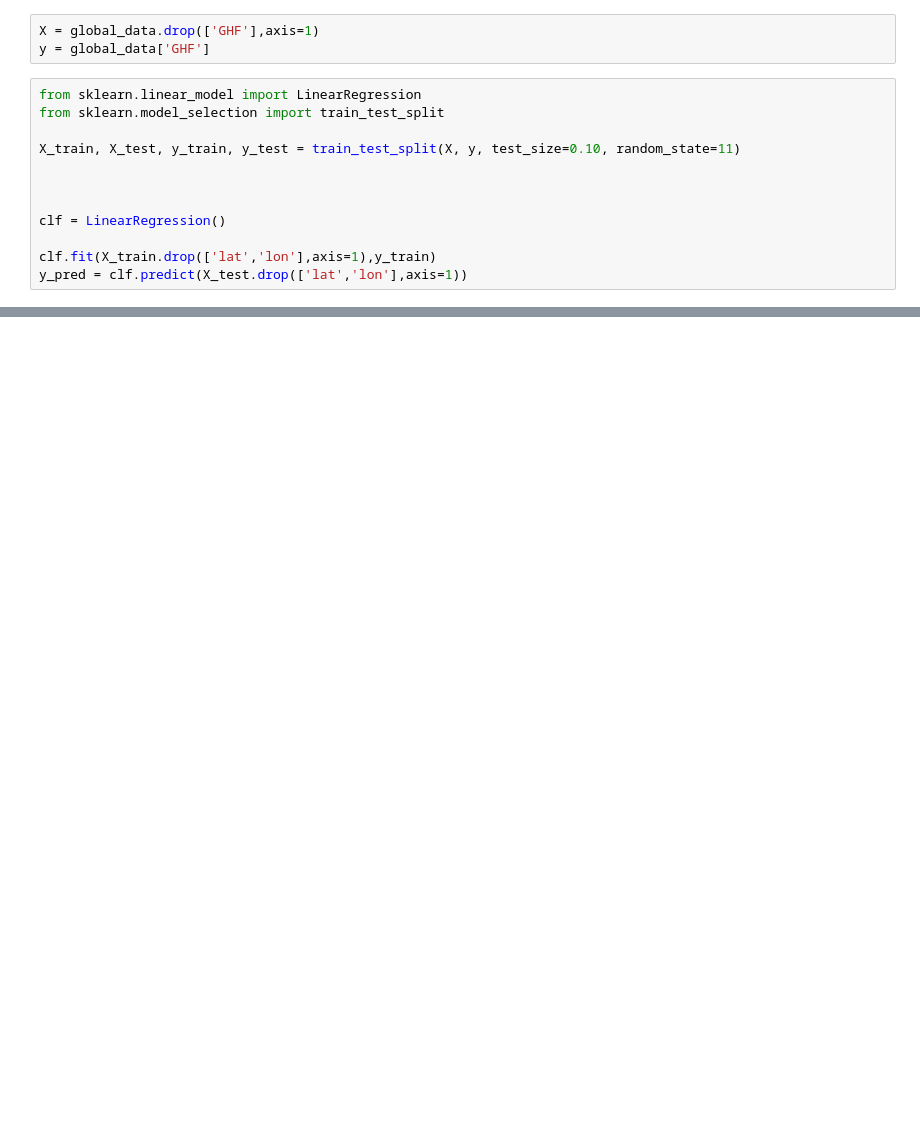
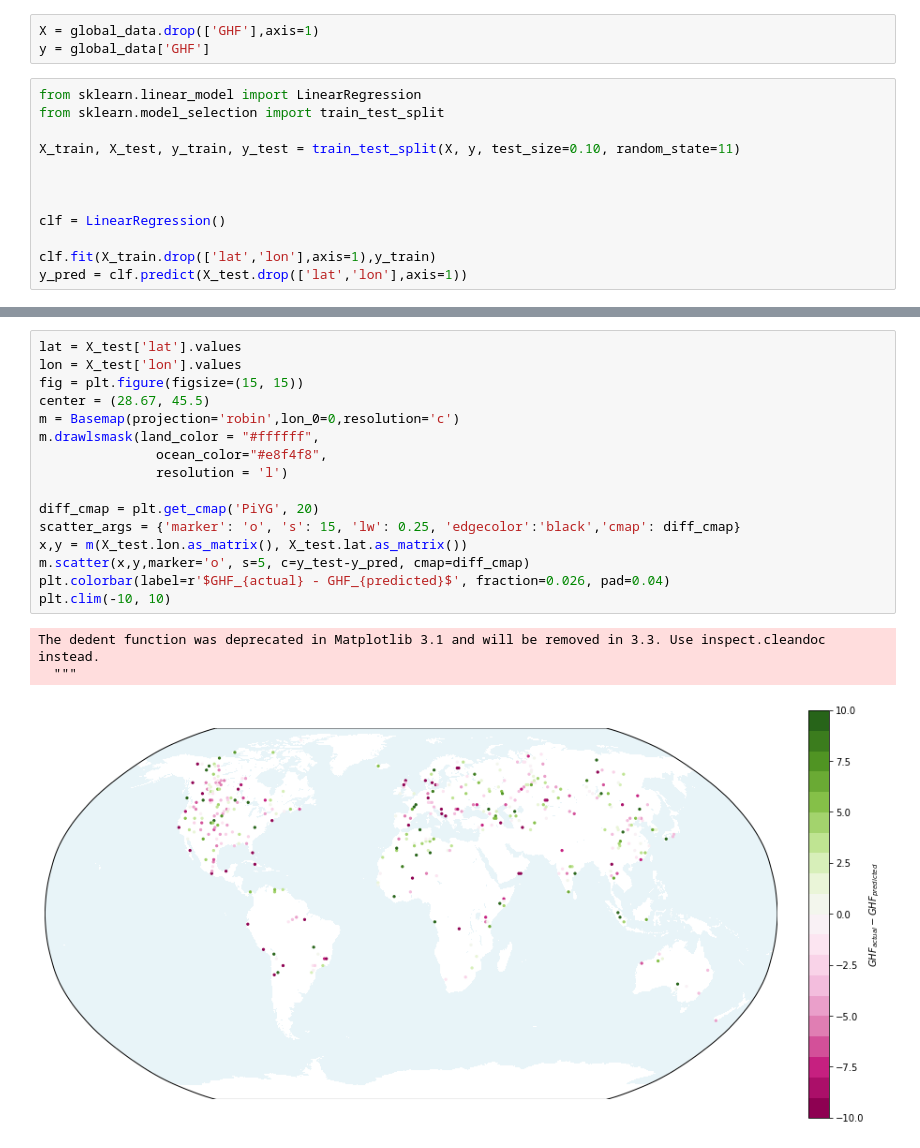
Before and after one commit to rahul-aedula95/ScientificML, a Jupyter notebook: 139/139.ipynb, the cells around one changed output, grey strips where cells are left out. Drawn from its saved outputs; the diff is of its cells as text; blank space fills up the shorter version.

```diff
--- a/139/139.ipynb
+++ b/139/139.ipynb
@@ -75,0 +97,20 @@ The dedent function was deprecated in Matplotlib 3.1 and will be removed in 3.3.
+# %%
+lat = X_test['lat'].values
+lon = X_test['lon'].values
+fig = plt.figure(figsize=(15, 15))
+center = (28.67, 45.5)
+m = Basemap(projection='robin',lon_0=0,resolution='c')
+m.drawlsmask(land_color = "#ffffff",
+               ocean_color="#e8f4f8",
+               resolution = 'l')
+
+diff_cmap = plt.get_cmap('PiYG', 20)
+scatter_args = {'marker': 'o', 's': 15, 'lw': 0.25, 'edgecolor':'black','cmap': diff_cmap}
+x,y = m(X_test.lon.as_matrix(), X_test.lat.as_matrix())
+m.scatter(x,y,marker='o', s=5, c=y_test-y_pred, cmap=diff_cmap)
+plt.colorbar(label=r'$GHF_{actual} - GHF_{predicted}$', fraction=0.026, pad=0.04)
+plt.clim(-10, 10)
+# %% [output]
+The dedent function was deprecated in Matplotlib 3.1 and will be removed in 3.3. Use inspect.cleandoc instead.
+  """
+[figure, added]
```
Also changed, not shown: parts of 7 cells of this notebook.
